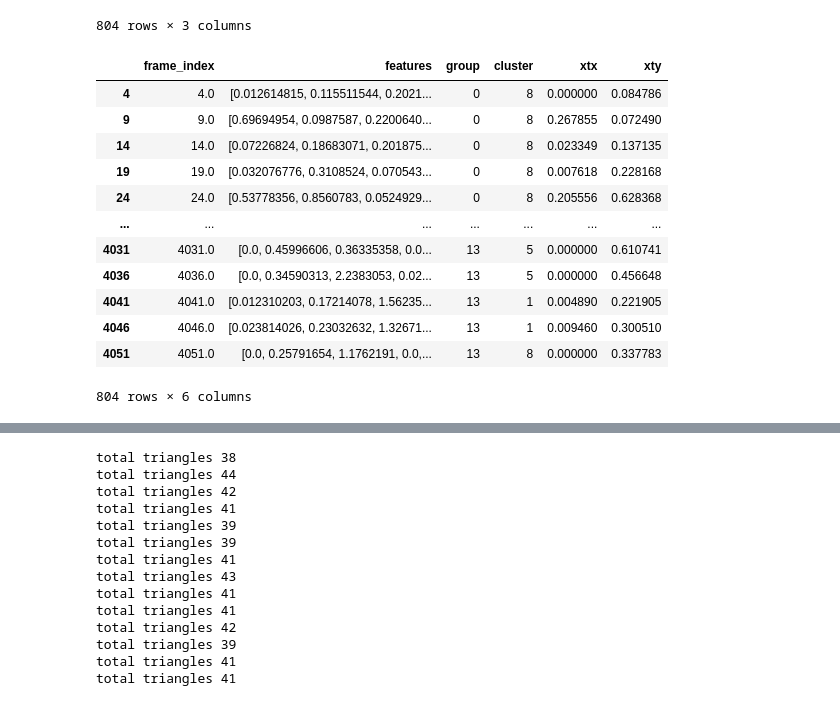
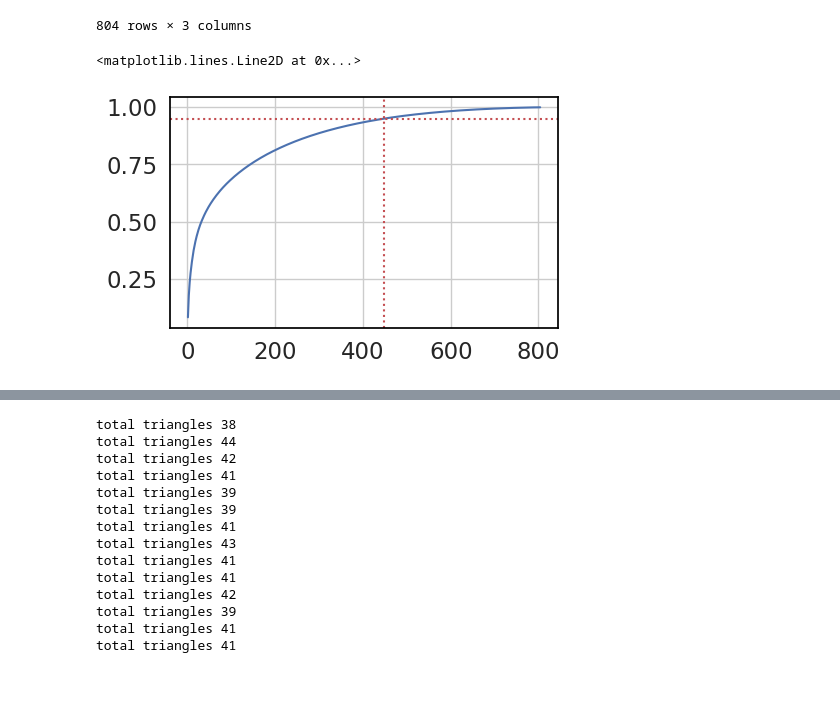
Before and after one commit to jackmead515/fix-dive, a Jupyter notebook: research/preprocess/cluster.ipynb, the cells around one changed output, grey strips where cells are left out. Saved outputs shown, nothing was run; the diff lists cells and outputs as text; code cells hidden in the pictures.

```diff
--- a/research/preprocess/cluster.ipynb
+++ b/research/preprocess/cluster.ipynb
@@ -96,4 +121,29 @@ def cluster(subdf):
     subdf['xty'] = xt[:, 1]
 
     return subdf
+# %%
+features = df['features'] # (60, 2048)
+x = np.concatenate(features.values, axis=0).reshape(-1, 2048)
+
+scaler = Pipeline([
+    ('standard', StandardScaler()),
+    ('pca', PCA())
+])
+
+xt = scaler.fit_transform(x)
+cumsum = np.cumsum(scaler['pca'].explained_variance_ratio_)
+
+plt.figure(figsize=(5, 3))
+plt.plot(
+    range(1, cumsum.shape[0] + 1),
+    cumsum,
+)
+# draw horizontal line at 0.95
+plt.axhline(y=0.95, color='r', linestyle=':')
+
+# drwa vertical line where y=0.95 intersects with the curve
+plt.axvline(x=np.where(cumsum >= 0.95)[0][0] + 1, color='r', linestyle=':')
+# %% [output]
+<matplotlib.lines.Line2D at 0x...>
+[figure, added]
 # %%
@@ -101,19 +153,3 @@ groups = df.groupby('group').apply(cluster)
-# %%
-groups
-# %% [output]
-|  | frame_index | features | group | cluster | xtx | xty |
-| 4 | 4.0 | [0.012614815, 0.115511544, 0.2021... | 0 | 8 | 0.000000 | 0.084786 |
-| 9 | 9.0 | [0.69694954, 0.0987587, 0.2200640... | 0 | 8 | 0.267855 | 0.072490 |
-| 14 | 14.0 | [0.07226824, 0.18683071, 0.201875... | 0 | 8 | 0.023349 | 0.137135 |
-| 19 | 19.0 | [0.032076776, 0.3108524, 0.070543... | 0 | 8 | 0.007618 | 0.228168 |
-| 24 | 24.0 | [0.53778356, 0.8560783, 0.0524929... | 0 | 8 | 0.205556 | 0.628368 |
-| ... | ... | ... | ... | ... | ... | ... |
-| 4031 | 4031.0 | [0.0, 0.45996606, 0.36335358, 0.0... | 13 | 5 | 0.000000 | 0.610741 |
-| 4036 | 4036.0 | [0.0, 0.34590313, 2.2383053, 0.02... | 13 | 5 | 0.000000 | 0.456648 |
-| 4041 | 4041.0 | [0.012310203, 0.17214078, 1.56235... | 13 | 1 | 0.004890 | 0.221905 |
-| 4046 | 4046.0 | [0.023814026, 0.23032632, 1.32671... | 13 | 1 | 0.009460 | 0.300510 |
-| 4051 | 4051.0 | [0.0, 0.25791654, 1.1762191, 0.0,... | 13 | 8 | 0.000000 | 0.337783 |
-804 rows × 6 columns
 # %%
 import seaborn as sns
 
```
Also changed, not shown: parts of 3 cells of this notebook, 4 other files.
